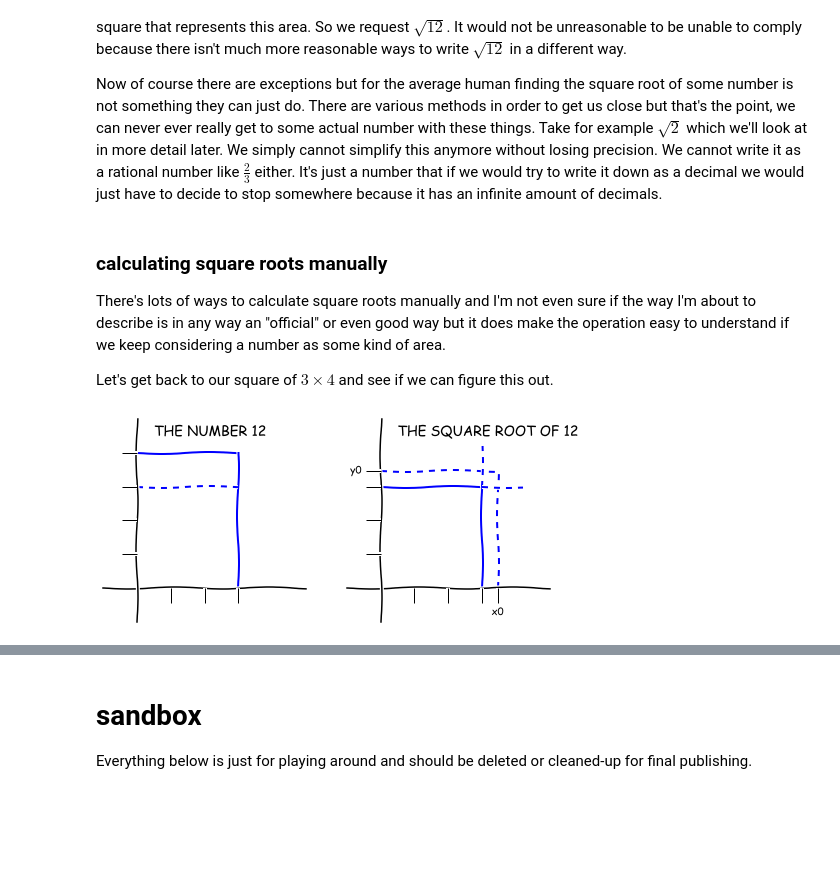
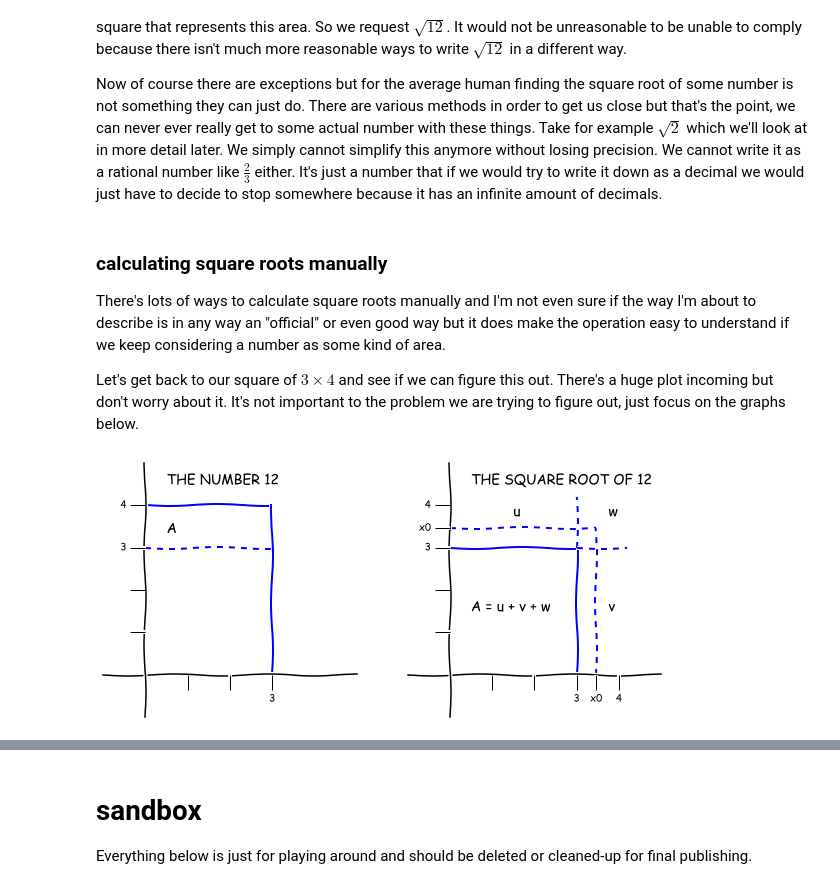
Before and after one commit to basp/notes, a Jupyter notebook: math_numbers.ipynb, the cells around one changed output, grey strips where cells are left out. Cells and saved outputs as stored; diff of their text form; code cells hidden in the pictures; blank space fills up the shorter version.

```diff
--- a/math_numbers.ipynb
+++ b/math_numbers.ipynb
@@ -85,24 +89,31 @@ Now of course there are exceptions but for the average human finding the square
 ### calculating square roots manually
 There's lots of ways to calculate square roots manually and I'm not even sure if the way I'm about to describe is in any way an "official" or even good way but it does make the operation easy to understand if we keep considering a number as some kind of area.
 
-Let's get back to our square of $3 \times 4$ and see if we can figure this out.
+Let's get back to our square of $3 \times 4$ and see if we can figure this out. There's a huge plot incoming but don't worry about it. It's not important to the problem we are trying to figure out, just focus on the graphs below.
 # %%
 with plt.xkcd():
-    fig, axes = plt.subplots(1, 2, figsize=(8, 4))
+    fig, axes = plt.subplots(1, 2, figsize=(10, 5))
     for ax in axes: pu.setup_axes(ax, xlim=(-1, 5), ylim=(-1, 5), tickdirection='out')
     plot_rect(axes[0], (3, 4), 'b')
     axes[0].plot([0, 3], [3, 3], 'b--')
     axes[0].yaxis.set_ticks([1, 2, 3, 4])
     axes[0].xaxis.set_ticks([1, 2, 3])
+    axes[0].yaxis.set_ticklabels(['', '', '3', '4'])
+    axes[0].xaxis.set_ticklabels(['', '', 3])
     axes[0].annotate('THE NUMBER 12', (0.5, 4.5))
+    axes[0].annotate('A', (0.5, 3.35))
     plot_rect(axes[1], (3, 3), 'b')
     plot_rect(axes[1], (3.461, 3.461), 'b--')
     axes[1].plot([3, 3], [3, 4.2], 'b--')
     axes[1].plot([3, 4.2], [3, 3], 'b--')
-    axes[1].yaxis.set_ticks([1, 2, 3, 3.461])
-    axes[1].xaxis.set_ticks([1, 2, 3, 3.461])
-    axes[1].xaxis.set_ticklabels(['', '', '', 'x0'])
-    axes[1].yaxis.set_ticklabels(['', '', '', 'y0'])
+    axes[1].yaxis.set_ticks([1, 2, 3, 3.461, 4])
+    axes[1].xaxis.set_ticks([1, 2, 3, 3.461, 4])
+    axes[1].xaxis.set_ticklabels(['', '', '3', 'x0', '4'])
+    axes[1].yaxis.set_ticklabels(['', '', '3', 'x0', '4'])
     axes[1].annotate('THE SQUARE ROOT OF 12', (0.5, 4.5))
+    axes[1].annotate('u', (1.5, 3.75))
+    axes[1].annotate('w', (3.75, 3.75))
+    axes[1].annotate('v', (3.75, 1.5))
+    axes[1].annotate('A = u + v + w', (0.5, 1.5))
 # %% [output]
-[figure, old version]
+[figure, new version]
```
Also changed, not shown: parts of 5 cells of this notebook.
